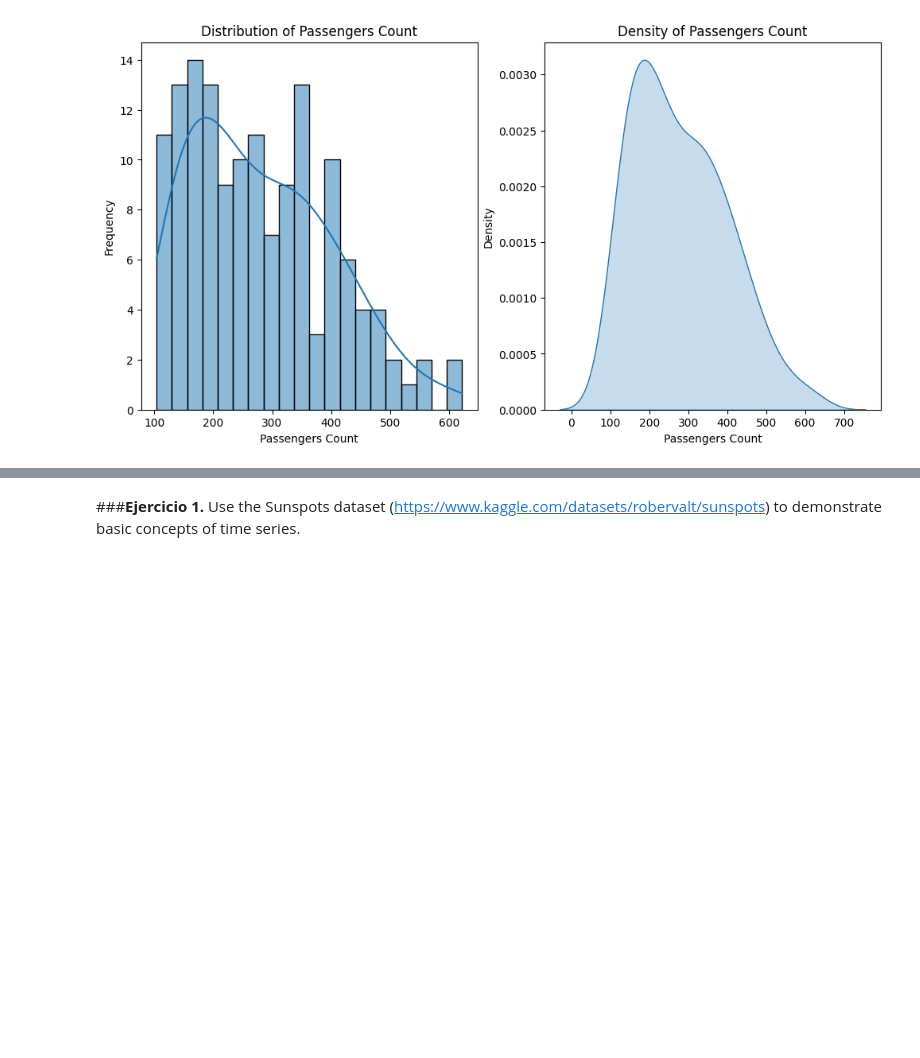
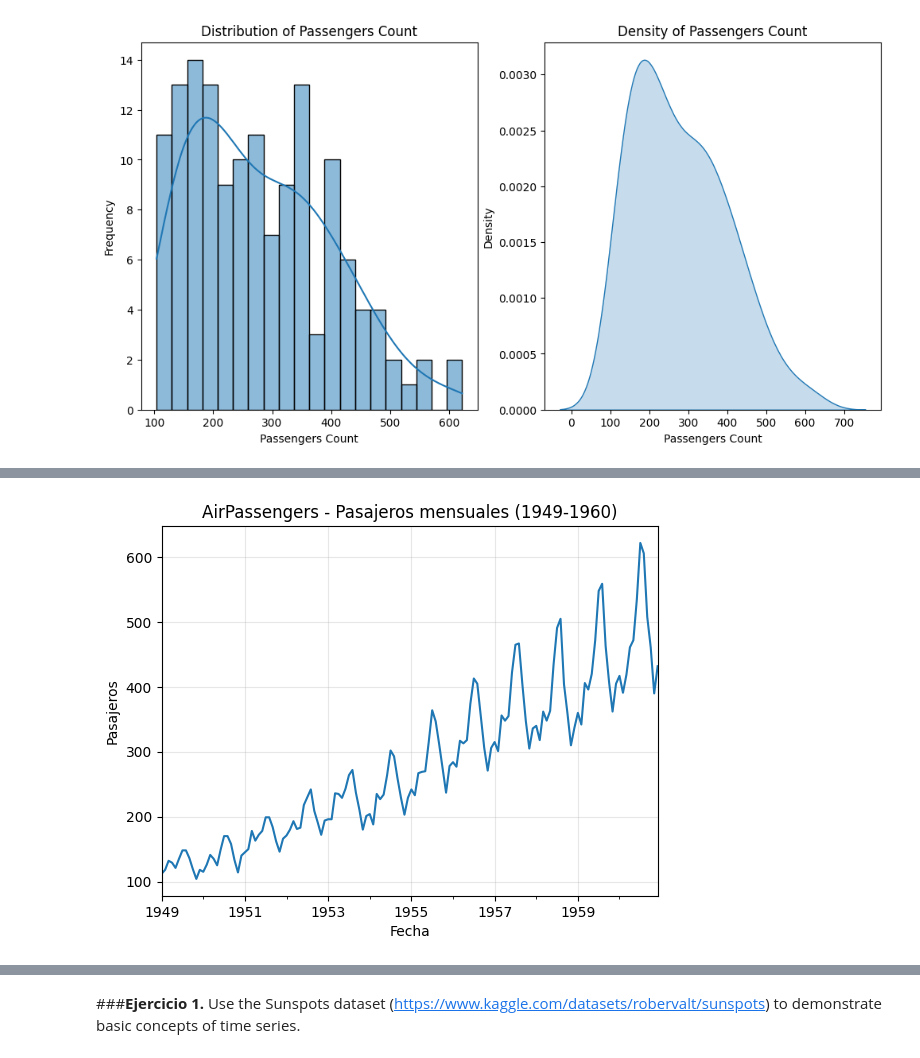
Before and after one commit to MarcoMilos/Advanced-AI-Class, a Jupyter notebook: notebooks_Jesus/Notebook6_IntroToTimeSeries.ipynb, the cells around one changed output, grey strips where cells are left out. Drawn from its saved outputs; the diff is of its cells as text; code cells hidden in the pictures; blank space fills up the shorter version.

```diff
--- a/notebooks_Jesus/Notebook6_IntroToTimeSeries.ipynb
+++ b/notebooks_Jesus/Notebook6_IntroToTimeSeries.ipynb
@@ -95,0 +98,3 @@ Text(0.5, 0, 'Passengers Count')
+# %%
+df.rename(columns={'Passengers':'y'}, inplace=True)
+df.head()
@@ -95,0 +109,9 @@ Text(0.5, 0, 'Passengers Count')
+# %%
+ax = df['y'].plot()
+ax.set_title("AirPassengers - Pasajeros mensuales (1949-1960)")
+ax.set_xlabel("Fecha")
+ax.set_ylabel("Pasajeros")
+ax.grid(True, alpha=0.3)
+plt.show()
+# %% [output]
+[figure, added]
```
Also changed, not shown: parts of 4 cells of this notebook.
